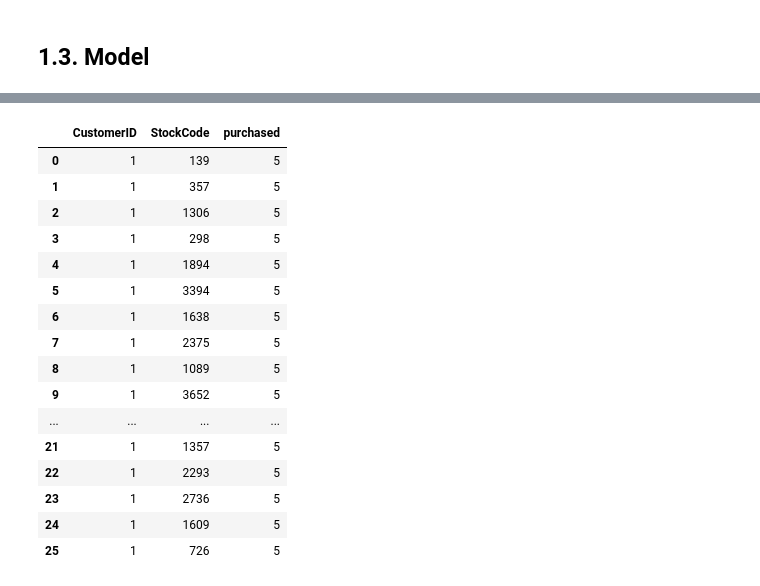
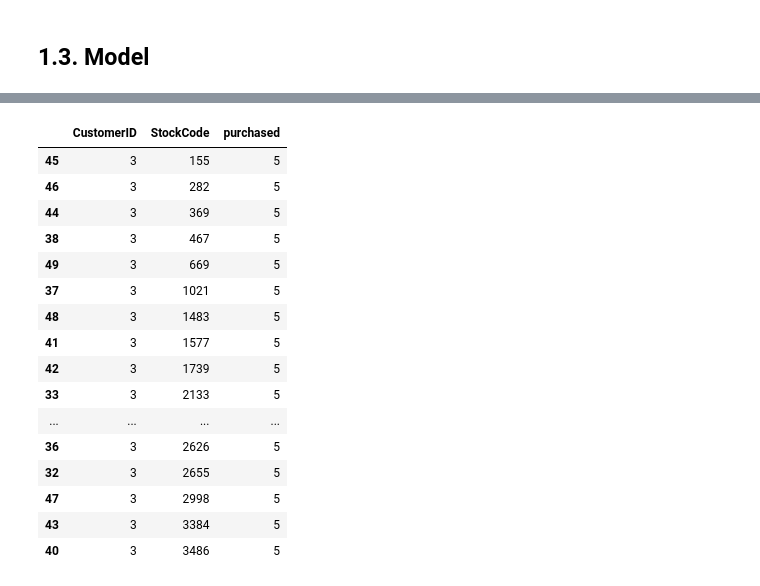
Before and after one commit to uadR1/Master-Thesis-Building-and-Evaluating-Candidate-Generation-Models-with-Neural-Networks, a Jupyter notebook: 02_Model_Tests/0201_RBM/0203_RBM_NPsplit.ipynb, the cells around one changed output, grey strips where cells are left out. Saved outputs shown, nothing was run; the diff lists cells and outputs as text; code cells hidden in the pictures.

```diff
--- a/02_Model_Tests/0201_RBM/0203_RBM_NPsplit.ipynb
+++ b/02_Model_Tests/0201_RBM/0203_RBM_NPsplit.ipynb
@@ -4,7 +4,7 @@ import numpy as np
 from matplotlib import pyplot as plt
 # %%
 # Reading Data
-df_online_retail = pd.read_csv('../00_Data/data.csv', encoding= 'unicode_escape')
+df_online_retail = pd.read_csv('../../00_Data/data.csv', encoding= 'unicode_escape')
 #df_online_retail_xlsx = pd.read_excel('../00_Data/online_retail.xlsx', sheet_name=0)
 #df_online_retail_II = pd.read_excel('../00_Data/online_retail_II.xlsx', sheet_name=0)
 #df_rec_sys_order = pd.read_excel('../00_Data/Rec_sys_data.xlsx', sheet_name=0)
@@ -253,20 +283,20 @@ top_k_df.describe()
 # %%
-test_df[test_df['CustomerID']==1]
+test_df[test_df['CustomerID']==3].sort_values('StockCode')
 # %% [output]
 |  | CustomerID | StockCode | purchased |
-| 0 | 1 | 139 | 5 |
-| 1 | 1 | 357 | 5 |
-| 2 | 1 | 1306 | 5 |
-| 3 | 1 | 298 | 5 |
-| 4 | 1 | 1894 | 5 |
-| 5 | 1 | 3394 | 5 |
-| 6 | 1 | 1638 | 5 |
-| 7 | 1 | 2375 | 5 |
-| 8 | 1 | 1089 | 5 |
-| 9 | 1 | 3652 | 5 |
+| 45 | 3 | 155 | 5 |
+| 46 | 3 | 282 | 5 |
+| 44 | 3 | 369 | 5 |
+| 38 | 3 | 467 | 5 |
+| 49 | 3 | 669 | 5 |
+| 37 | 3 | 1021 | 5 |
+| 48 | 3 | 1483 | 5 |
+| 41 | 3 | 1577 | 5 |
+| 42 | 3 | 1739 | 5 |
+| 33 | 3 | 2133 | 5 |
 | ... | ... | ... | ... |
-| 21 | 1 | 1357 | 5 |
-| 22 | 1 | 2293 | 5 |
-| 23 | 1 | 2736 | 5 |
-| 24 | 1 | 1609 | 5 |
-| 25 | 1 | 726 | 5 |
+| 36 | 3 | 2626 | 5 |
+| 32 | 3 | 2655 | 5 |
+| 47 | 3 | 2998 | 5 |
+| 43 | 3 | 3384 | 5 |
+| 40 | 3 | 3486 | 5 |
```
Also changed, not shown: parts of 7 cells of this notebook, 2 other files.
